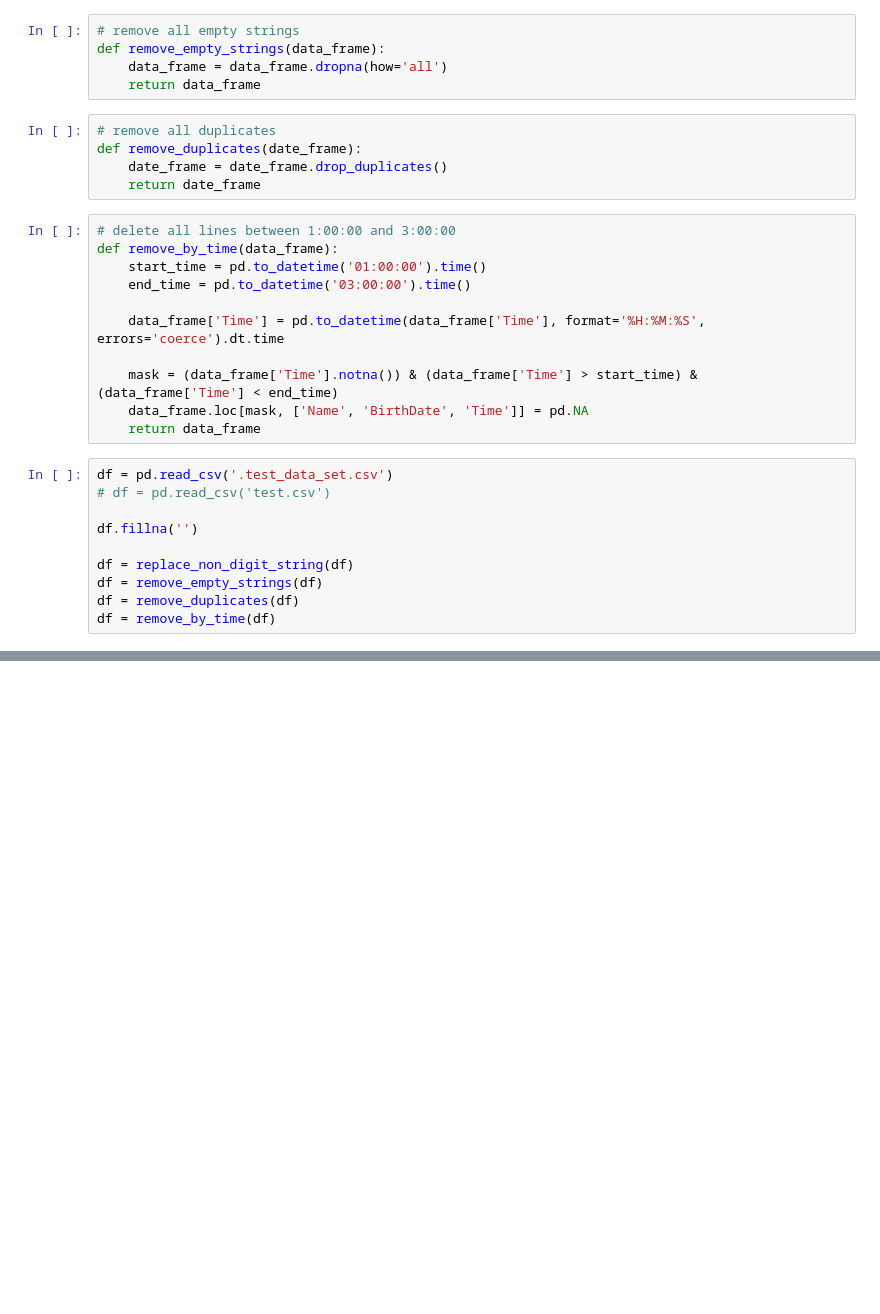
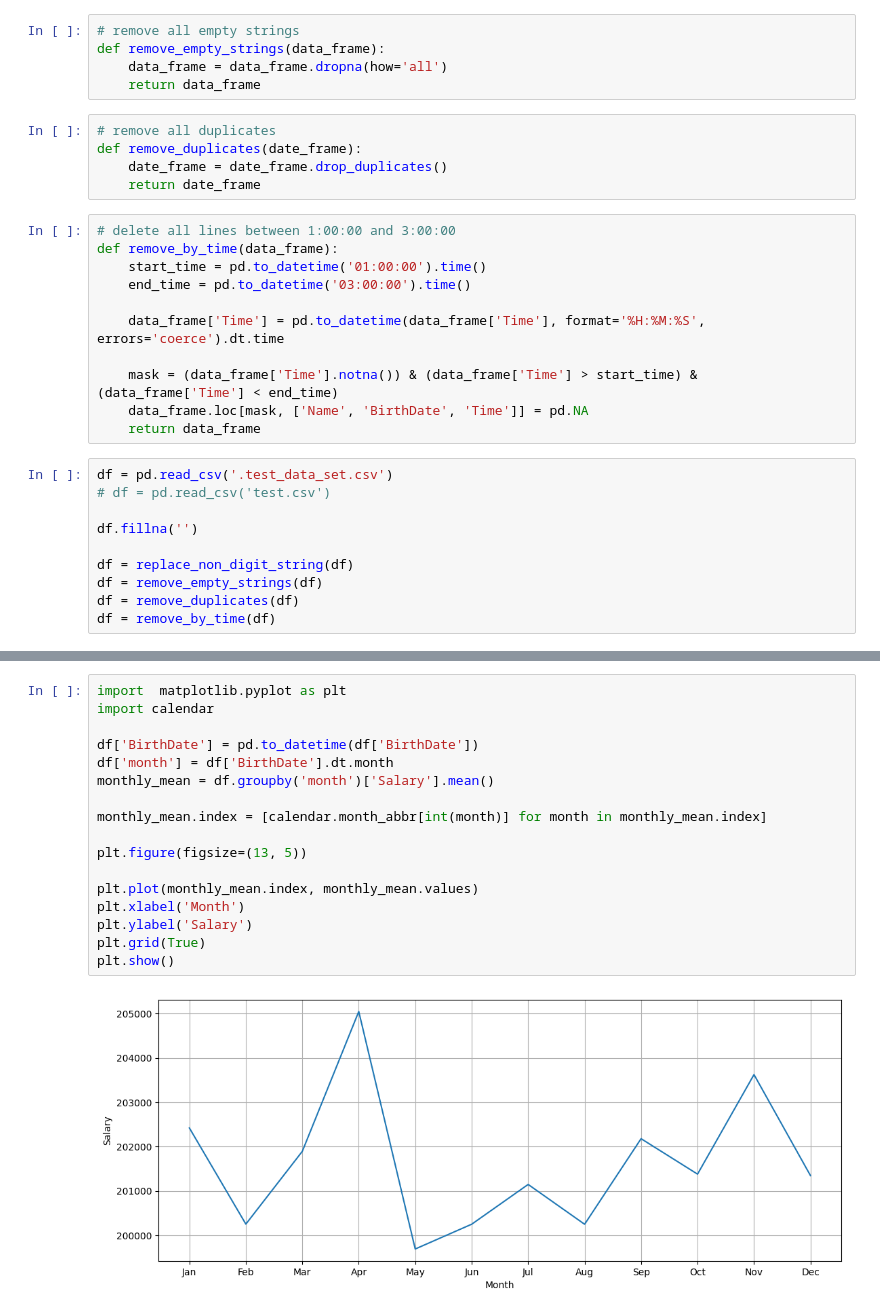
Before and after one commit to Alexandr1123212545/test_task_v1, a Jupyter notebook: main.ipynb, the cells around one changed output, grey strips where cells are left out. Saved outputs shown, nothing was run; the diff lists cells and outputs as text; blank space fills up the shorter version.

```diff
--- a/main.ipynb
+++ b/main.ipynb
@@ -86,0 +105,19 @@ merged_data_frame
+# %%
+import  matplotlib.pyplot as plt
+import calendar
+
+df['BirthDate'] = pd.to_datetime(df['BirthDate'])
+df['month'] = df['BirthDate'].dt.month
+monthly_mean = df.groupby('month')['Salary'].mean()
+
+monthly_mean.index = [calendar.month_abbr[int(month)] for month in monthly_mean.index]
+
+plt.figure(figsize=(13, 5))
+
+plt.plot(monthly_mean.index, monthly_mean.values)
+plt.xlabel('Month')
+plt.ylabel('Salary')
+plt.grid(True)
+plt.show()
+# %% [output]
+[figure, added]
```
Also changed, not shown: parts of 3 cells of this notebook, 1 other file.
